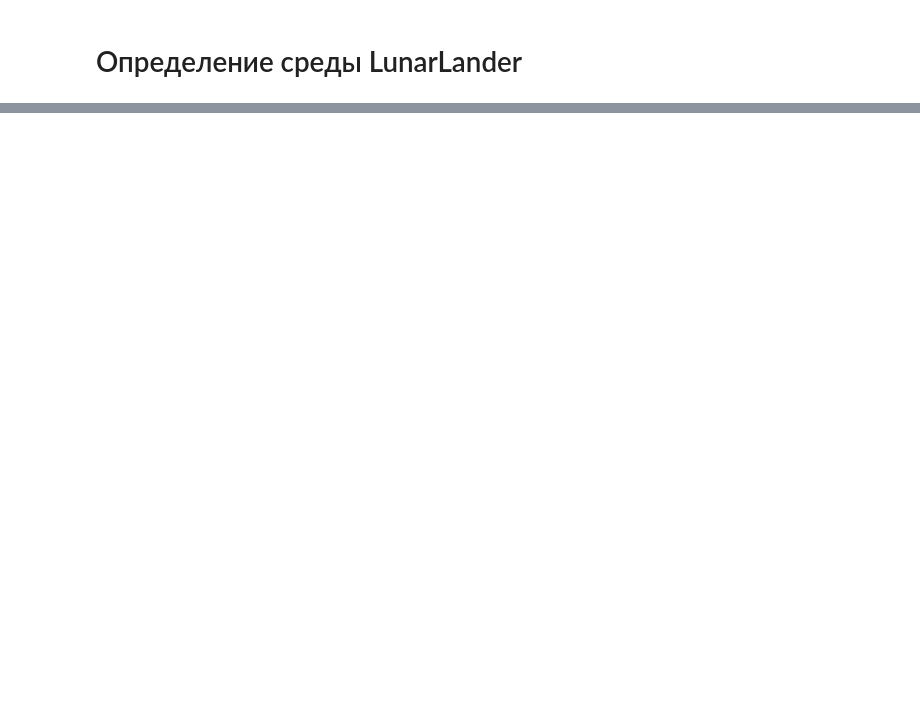
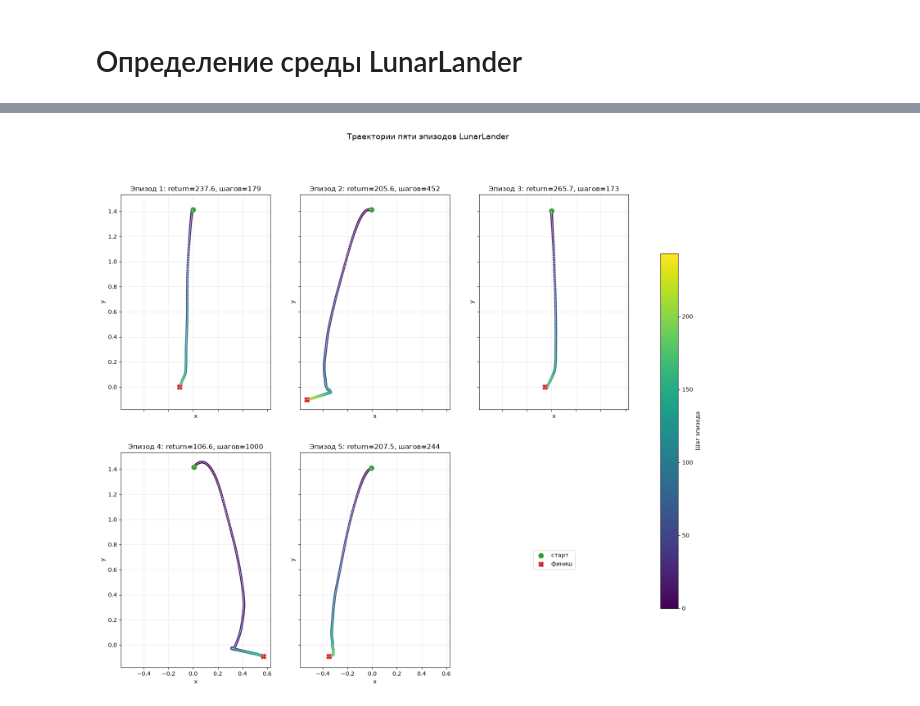
Before and after one commit to Andrey-EE-ML-ICS/RL_TRACK_SW, a Jupyter notebook: Session_task.ipynb, the cells around one changed output, grey strips where cells are left out. Drawn from its saved outputs; the diff is of its cells as text; code cells hidden in the pictures; blank space fills up the shorter version.

```diff
--- a/Session_task.ipynb
+++ b/Session_task.ipynb
@@ -298,0 +637,2 @@ def play_and_record(initial_state, agent, env, exp_replay, n_steps=1):
+# %%
+MAX_EPISODE_STEPS = 1000
@@ -298,0 +689,11 @@ def play_and_record(initial_state, agent, env, exp_replay, n_steps=1):
+# %%
+def get_discounted_returns(rewards, gamma, bootstrap_value=0.0) -> np.ndarray:
+    """Возвращает G[t]; bootstrap_value используется после последней награды."""
+
+    returns = np.zeros_like(rewards,dtype=np.float32)
+    g=bootstrap_value
+    # По массиву наград в обратном порядке
+    for t in reversed(range(len(rewards))):
+        g=rewards[t]+gamma*g
+        returns[t]=g
+    return returns
@@ -298,0 +749,28 @@ def play_and_record(initial_state, agent, env, exp_replay, n_steps=1):
+# %%
+fig, axes = plt.subplots(2, 3, figsize=(20, 15), sharex=True, sharey=True)
+for episode_idx, (ax, record) in enumerate(
+    zip(axes.flat, lunar_records), start=1
+):
+    positions = record["states"][:, :2]
+    steps = np.arange(len(positions))
+    ax.plot(positions[:, 0], positions[:, 1], color="0.75", linewidth=1)
+    scatter = ax.scatter(
+        positions[:, 0], positions[:, 1], c=steps, cmap="viridis", s=14
+    )
+    ax.scatter(*positions[0], marker="o", s=70, color="tab:green", label="старт")
+    ax.scatter(*positions[-1], marker="X", s=80, color="tab:red", label="финиш")
+    ax.set_title(
+        f"Эпизод {episode_idx}: return={record['rewards'].sum():.1f}, "
+        f"шагов={len(positions)}"
+    )
+    ax.set(xlabel="x", ylabel="y")
+    ax.grid(alpha=0.25)
+axes.flat[-1].axis("off")
+handles, labels = axes.flat[0].get_legend_handles_labels()
+axes.flat[-1].legend(handles, labels, loc="center")
+fig.colorbar(scatter, ax=axes.ravel().tolist(), label="Шаг эпизода", shrink=0.75)
+fig.suptitle("Траектории пяти эпизодов LunarLander", fontsize=14)
+plt.show()
+plt.close(fig)
+# %% [output]
+[figure, added]
```
Also changed, not shown: parts of 19 cells of this notebook, 1 other file.
